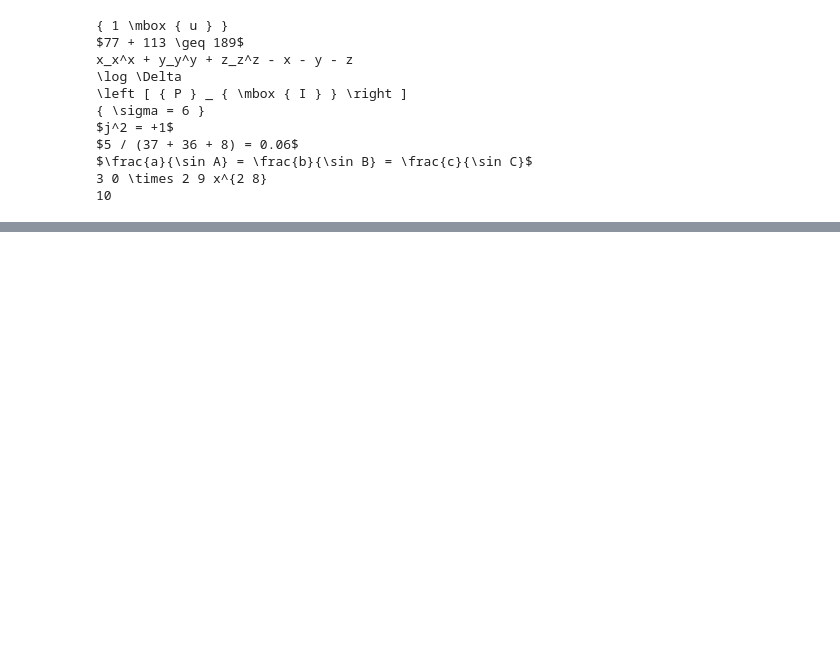
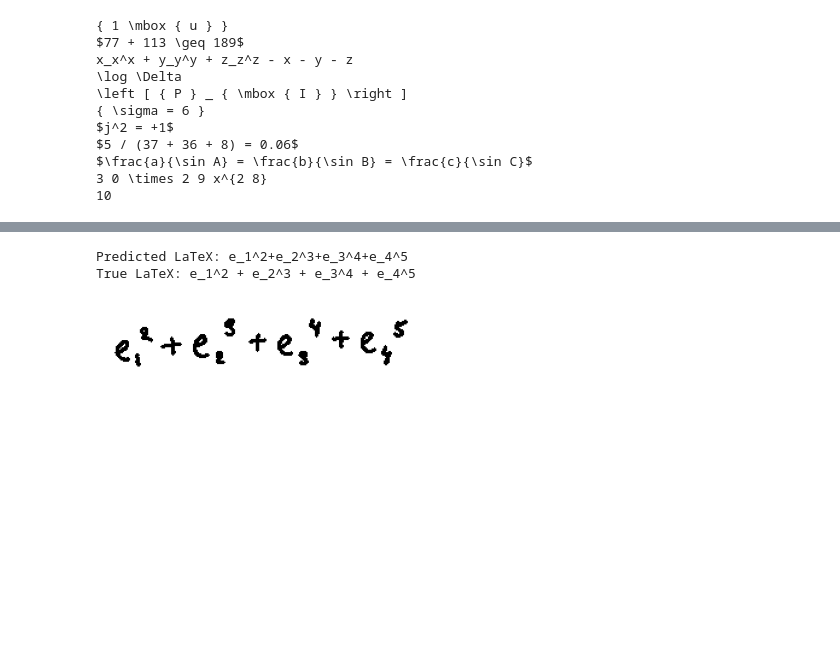
Before and after one commit to yeshu183/AI_Dev_Project, a Jupyter notebook: CROHME_Data_Exploration.ipynb, the cells around one changed output, grey strips where cells are left out. Saved outputs shown, nothing was run; the diff lists cells and outputs as text; code cells hidden in the pictures; blank space fills up the shorter version.

```diff
--- a/CROHME_Data_Exploration.ipynb
+++ b/CROHME_Data_Exploration.ipynb
@@ -479,4 +480,26 @@ class HandwrittenMathRecognizer(nn.Module):
             _, predicted = outputs.max(2)
 
             return predicted
+# %%
+def clean_latex(latex_string):
+    """Clean LaTeX expressions by removing unwanted duplicate symbols"""
+    # List of symbols that shouldn't be repeated
+    no_repeat_symbols = [
+        '+', '=', '^', '-', '*', '/', '\\times', '\\div', '_', '.',
+        '>', '<', '!', '\\rightarrow', '\\leftarrow', '\\Rightarrow', '\\Leftarrow',
+        '\\leq', '\\geq', '\\approx', '\\sim', '\\cong', '\\neq',
+        '(', ')', '[', ']', '{', '}', '|', '\\|', '\\langle', '\\rangle'
+    ]
+
+    # Create regex pattern for these symbols
+    pattern = '|'.join([f'({re.escape(sym)}\\s*{re.escape(sym)})' for sym in no_repeat_symbols])
+
+    # Replace duplicates with single occurrences
+    cleaned = re.sub(pattern, lambda m: m.group(0)[0], latex_string)
+
+    # Additional cleaning for spacing issues
+    cleaned = re.sub(r'\s+', '', cleaned)  # Normalize spaces
+    cleaned = cleaned.strip()
+
+    return cleaned
 # %%
@@ -772,7 +868,7 @@ def predict_image(model, tokenizer, image_path, config):
         prediction = model.generate(image)
         latex = tokenizer.decode(prediction[0].tolist())
 
-    return latex
+    return clean_latex(latex)
 # %%
 def load_checkpoint(checkpoint_path, device=None):
     """Load model from checkpoint"""
@@ -985,30 +1245,43 @@ if mode == 'test':
 # %%
 mode = 'predict'  # Options: 'train', 'test', 'predict'
 data_root = '/kaggle/input/crohme-data'
 checkpoint_path = "checkpoints/best_model.pth"
-image_path = "/kaggle/input/crohme-data/val/images/expr_000541.png"
+image_path = "/kaggle/input/crohme-data-basic-final/filtered_basic_arithmetic/test/images/expr_000865.png"
 # Prediction mode
 if mode == 'predict':
     if not checkpoint_path or not image_path:
         print("Error: Both checkpoint and image paths are required for prediction")
     else:
         # Load model from checkpoint
         model, tokenizer, loaded_config = load_checkpoint(checkpoint_path)
 
         # Update config with loaded config
         for key, value in vars(loaded_config).items():
             setattr(config, key, value)
+        filename = os.path.basename(image_path)
+        match = re.search(r'expr_(\d+)\.png', filename)
+        id = match.group(1)
+        image_dir = os.path.dirname(image_path)
+        parent_dir = os.path.dirname(image_dir)
+        label_path = os.path.join(parent_dir, 'labels', f'expr_{id}.txt')
+        f = open(label_path,'r')
+        true_latex = f.read()
 
         # Predict on image
         latex = predict_image(model, tokenizer, image_path, config)
         print(f"Predicted LaTeX: {latex}")
+        print(f"True LaTeX: {true_latex}")
 
         # Optional: Display the image
         from PIL import Image
         import matplotlib.pyplot as plt
 
         plt.figure(figsize=(10, 4))
         plt.imshow(Image.open(image_path).convert('L'), cmap='gray')
-        plt.title(f"Prediction: {latex}")
+        #plt.title(f"Prediction: {latex}")
         plt.axis('off')
         plt.show()
+# %% [output]
+Predicted LaTeX: e_1^2+e_2^3+e_3^4+e_4^5
+True LaTeX: e_1^2 + e_2^3 + e_3^4 + e_4^5
+[figure, added]
```
Also changed, not shown: parts of 9 cells of this notebook.
